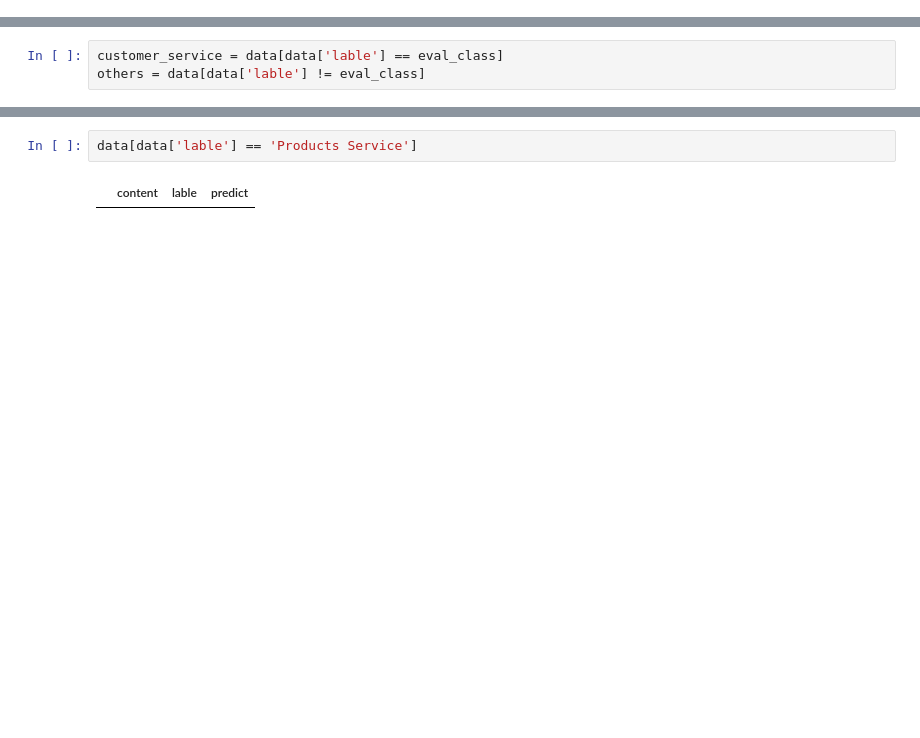
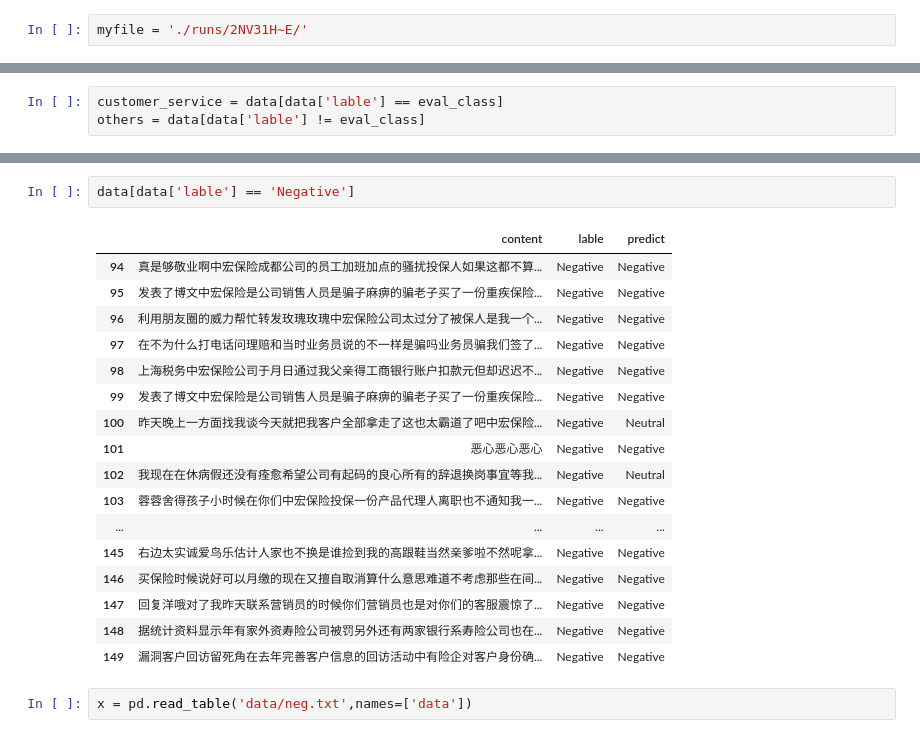
Before and after one commit to zbxzc35/zh_cnn_text_classify, a Jupyter notebook: result summery.ipynb, the cells around one changed output, grey strips where cells are left out. Saved outputs shown, nothing was run; the diff lists cells and outputs as text; blank space fills up the shorter version.

```diff
--- a/result summery.ipynb
+++ b/result summery.ipynb
@@ -5,3 +3,5 @@ myfile = './runs/DACNN 40000 dianping/'
+# %%
+myfile = './runs/2NV31H~E/'
 # %%
 data = pd.read_csv(myfile+'prediction.csv',names = ['content','lable','predict'])
 # %%
@@ -162,4 +149,22 @@ out
 # %%
-data[data['lable'] == 'Products Service']
+data[data['lable'] == 'Negative']
 # %% [output]
 |  | content | lable | predict |
+| 94 | 真是够敬业啊中宏保险成都公司的员工加班加点的骚扰投保人如果这都不算... | Negative | Negative |
+| 95 | 发表了博文中宏保险是公司销售人员是骗子麻痹的骗老子买了一份重疾保险... | Negative | Negative |
+| 96 | 利用朋友圈的威力帮忙转发玫瑰玫瑰中宏保险公司太过分了被保人是我一个... | Negative | Negative |
+| 97 | 在不为什么打电话问理赔和当时业务员说的不一样是骗吗业务员骗我们签了... | Negative | Negative |
+| 98 | 上海税务中宏保险公司于月日通过我父亲得工商银行账户扣款元但却迟迟不... | Negative | Negative |
+| 99 | 发表了博文中宏保险是公司销售人员是骗子麻痹的骗老子买了一份重疾保险... | Negative | Negative |
+| 100 | 昨天晚上一方面找我谈今天就把我客户全部拿走了这也太霸道了吧中宏保险... | Negative | Neutral |
+| 101 | 恶心恶心恶心 | Negative | Negative |
+| 102 | 我现在在休病假还没有痊愈希望公司有起码的良心所有的辞退换岗事宜等我... | Negative | Neutral |
+| 103 | 蓉蓉舍得孩子小时候在你们中宏保险投保一份产品代理人离职也不通知我一... | Negative | Negative |
+| ... | ... | ... | ... |
+| 145 | 右边太实诚爱鸟乐估计人家也不换是谁捡到我的高跟鞋当然亲爹啦不然呢拿... | Negative | Negative |
+| 146 | 买保险时候说好可以月缴的现在又擅自取消算什么意思难道不考虑那些在间... | Negative | Negative |
+| 147 | 回复洋哦对了我昨天联系营销员的时候你们营销员也是对你们的客服震惊了... | Negative | Negative |
+| 148 | 据统计资料显示年有家外资寿险公司被罚另外还有两家银行系寿险公司也在... | Negative | Negative |
+| 149 | 漏洞客户回访留死角在去年完善客户信息的回访活动中有险企对客户身份确... | Negative | Negative |
+# %%
+x = pd.read_table('data/neg.txt',names=['data'])
```
Also changed, not shown: parts of 21 cells of this notebook, 4 other files.
